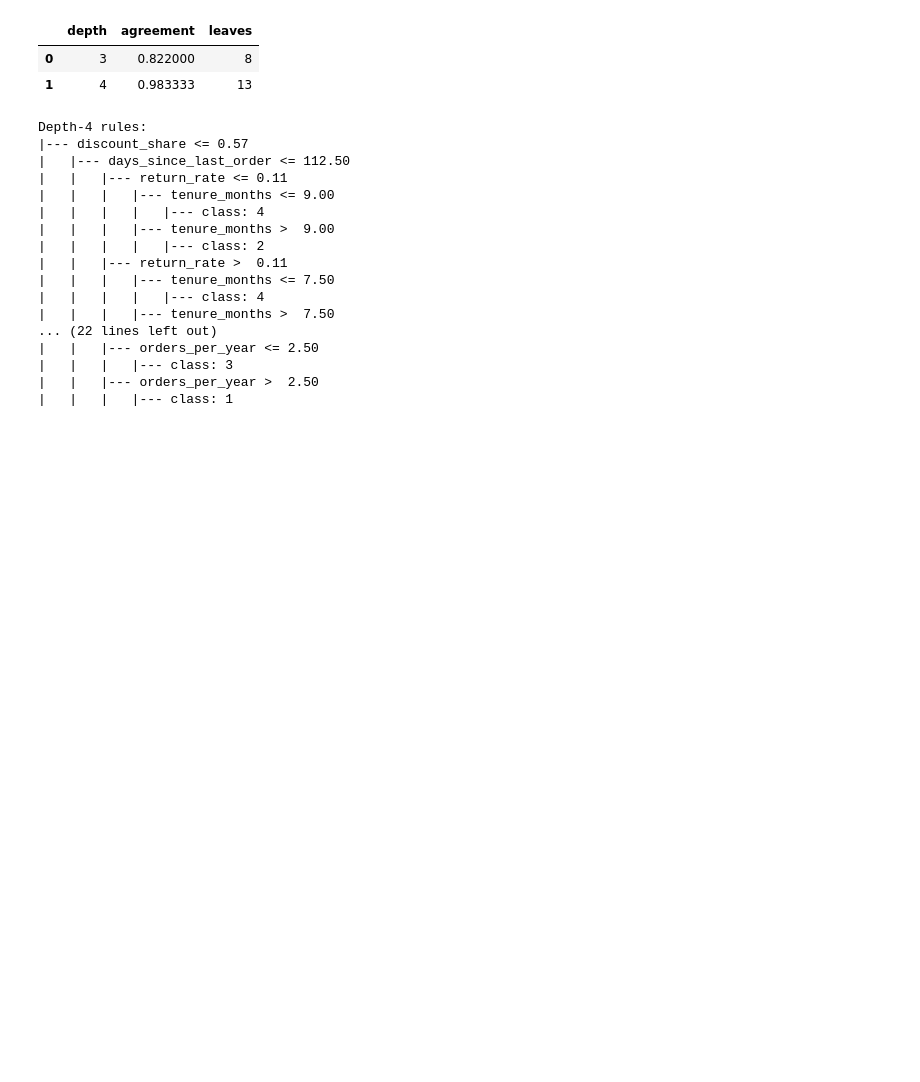
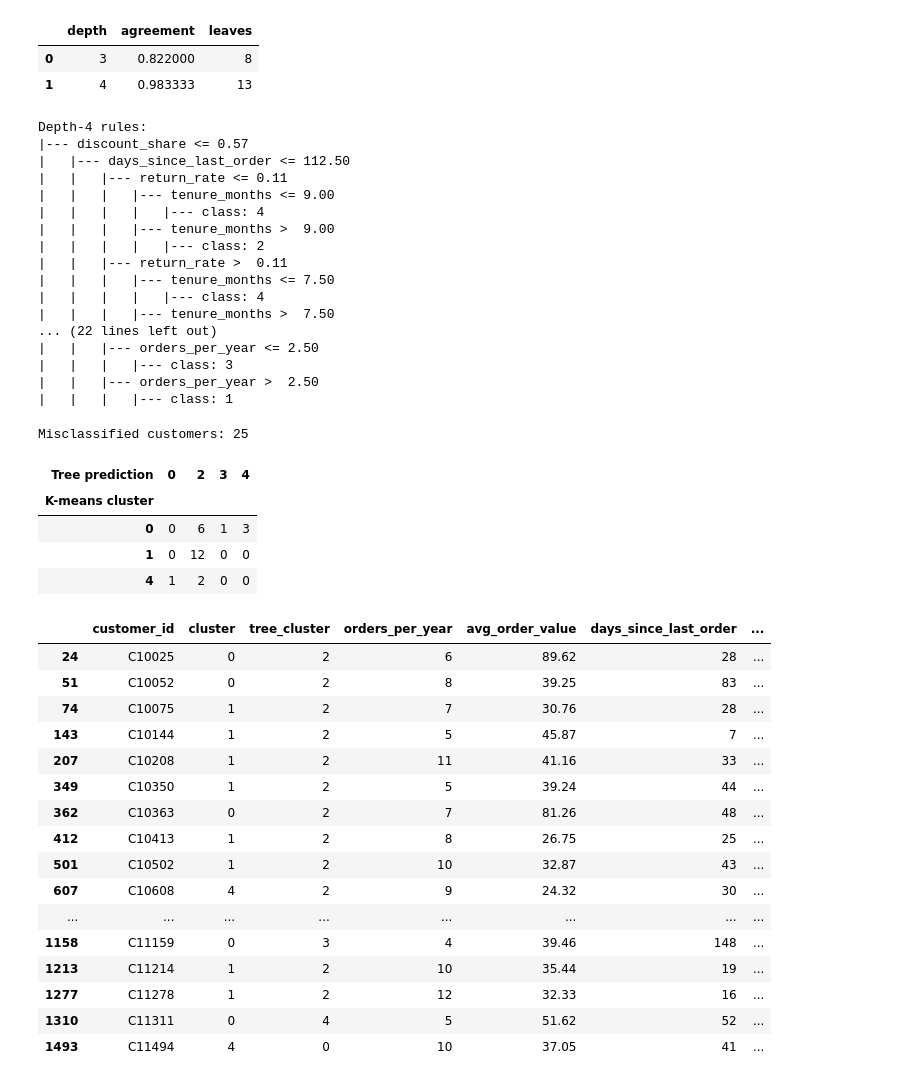
Before and after one commit to anikatahsinsarker/canopy-segments, a Jupyter notebook: notebooks/development.ipynb, the cells around one changed output. Cells and saved outputs as stored; diff of their text form; code cells hidden in the pictures; blank space fills up the shorter version.

```diff
--- a/notebooks/development.ipynb
+++ b/notebooks/development.ipynb
@@ -414,3 +414,61 @@ Depth-4 rules:
 |   |   |   |--- class: 3
 |   |   |--- orders_per_year >  2.50
 |   |   |   |--- class: 1
+# %%
+# Match customers to their k-means cluster labels.
+tree_comparison = customers.merge(
+    assignments,
+    on="customer_id",
+    validate="one_to_one",
+)
+
+# Predict using the depth-4 tree.
+tree_comparison["tree_cluster"] = tree_depth4.predict(
+    tree_comparison[s.FEATURES]
+)
+
+# Keep customers whose tree prediction differs from k-means.
+mismatches = tree_comparison[
+    tree_comparison["cluster"] != tree_comparison["tree_cluster"]
+].copy()
+
+print("Misclassified customers:", len(mismatches))
+
+# Show which cluster pairs are confused.
+display(pd.crosstab(
+    mismatches["cluster"],
+    mismatches["tree_cluster"],
+    rownames=["K-means cluster"],
+    colnames=["Tree prediction"],
+))
+
+# Inspect their IDs and original purchasing characteristics.
+display(mismatches[
+    ["customer_id", "cluster", "tree_cluster", *s.FEATURES]
+])
+
+assert len(mismatches) == 25
+# %% [output]
+Misclassified customers: 25
+| Tree prediction | 0 | 2 | 3 | 4 |
+| K-means cluster |  |  |  |  |
+| 0 | 0 | 6 | 1 | 3 |
+| 1 | 0 | 12 | 0 | 0 |
+| 4 | 1 | 2 | 0 | 0 |
+|  | customer_id | cluster | tree_cluster | orders_per_year | avg_order_value | days_since_last_order | ... |
+| 24 | C10025 | 0 | 2 | 6 | 89.62 | 28 | ... |
+| 51 | C10052 | 0 | 2 | 8 | 39.25 | 83 | ... |
+| 74 | C10075 | 1 | 2 | 7 | 30.76 | 28 | ... |
+| 143 | C10144 | 1 | 2 | 5 | 45.87 | 7 | ... |
+| 207 | C10208 | 1 | 2 | 11 | 41.16 | 33 | ... |
+| 349 | C10350 | 1 | 2 | 5 | 39.24 | 44 | ... |
+| 362 | C10363 | 0 | 2 | 7 | 81.26 | 48 | ... |
+| 412 | C10413 | 1 | 2 | 8 | 26.75 | 25 | ... |
+| 501 | C10502 | 1 | 2 | 10 | 32.87 | 43 | ... |
+| 607 | C10608 | 4 | 2 | 9 | 24.32 | 30 | ... |
+| ... | ... | ... | ... | ... | ... | ... | ... |
+| 1158 | C11159 | 0 | 3 | 4 | 39.46 | 148 | ... |
+| 1213 | C11214 | 1 | 2 | 10 | 35.44 | 19 | ... |
+| 1277 | C11278 | 1 | 2 | 12 | 32.33 | 16 | ... |
+| 1310 | C11311 | 0 | 4 | 5 | 51.62 | 52 | ... |
+| 1493 | C11494 | 4 | 0 | 10 | 37.05 | 41 | ... |
```
Also changed, not shown: 6 other files.
